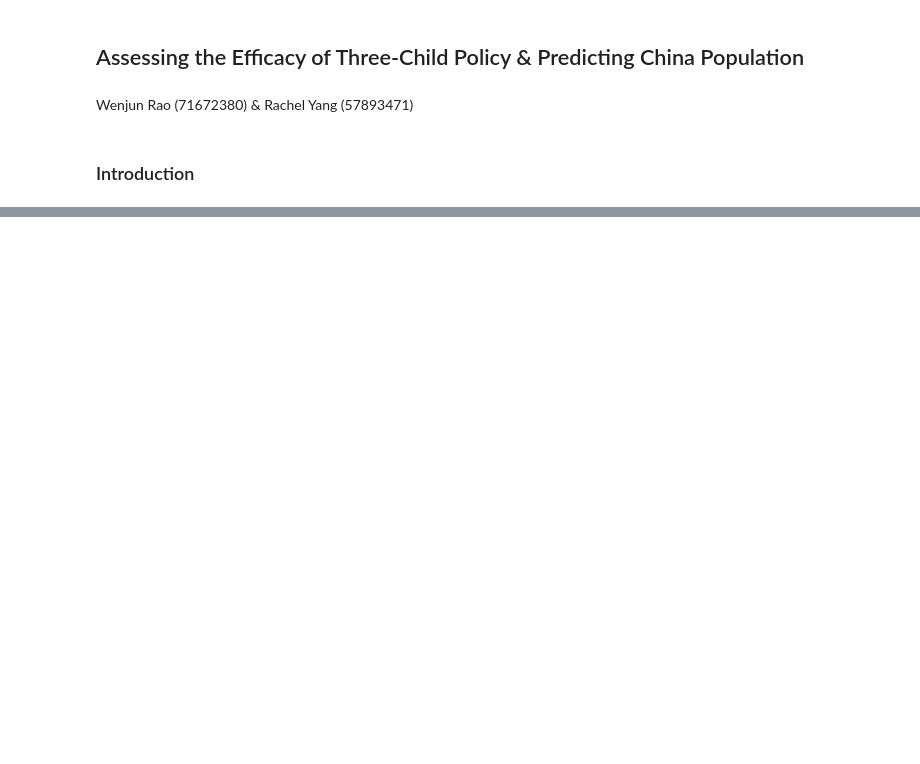
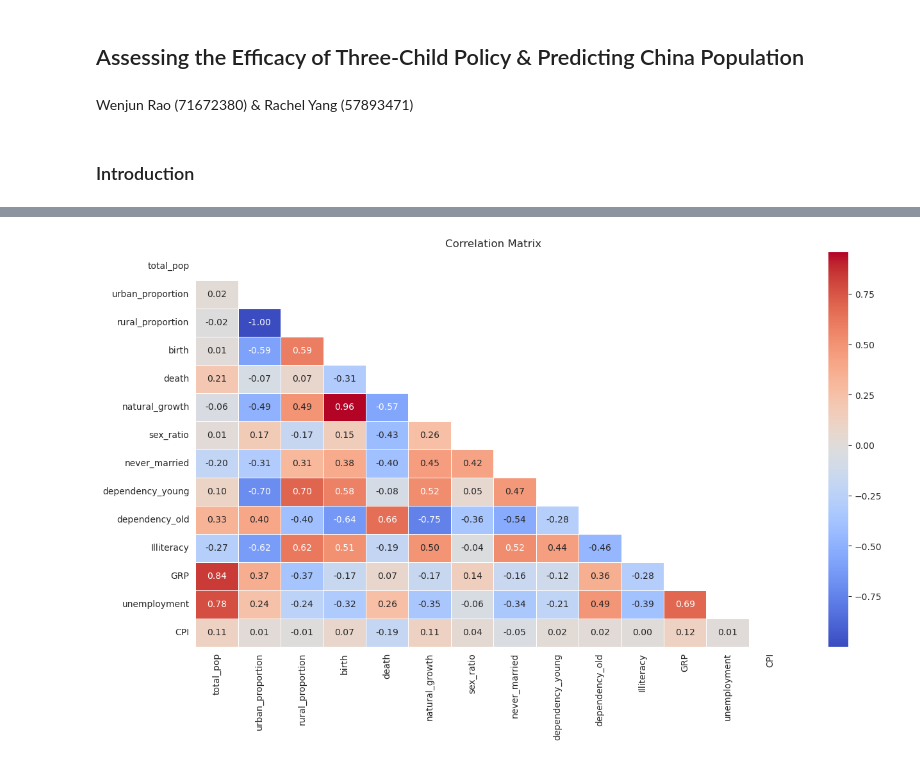
Before and after one commit to yarach71/Econ-323-Final-Project, a Jupyter notebook: Econ 323 Final Project.ipynb, the cells around one changed output, grey strips where cells are left out. Saved outputs shown, nothing was run; the diff lists cells and outputs as text; code cells hidden in the pictures; blank space fills up the shorter version.

```diff
--- a/Econ 323 Final Project.ipynb
+++ b/Econ 323 Final Project.ipynb
@@ -21,0 +157,12 @@ ParserError: Error tokenizing data. C error: Expected 1 fields in line 35, saw 8
+# %%
+# Heatmap of the correlation matrix
+correlation_matrix = pop[columns_include].corr()
+mask = np.triu(np.ones_like(correlation_matrix, dtype=bool))
+
+# Creating the heatmap with the correlation matrix
+plt.figure(figsize=(15, 8))
+sns.heatmap(correlation_matrix, mask=mask, annot=True, cmap='coolwarm', fmt='.2f', linewidths=.5)
+plt.title("Correlation Matrix")
+plt.show()
+# %% [output]
+[figure, added]
```
Also changed, not shown: parts of 13 cells of this notebook.
